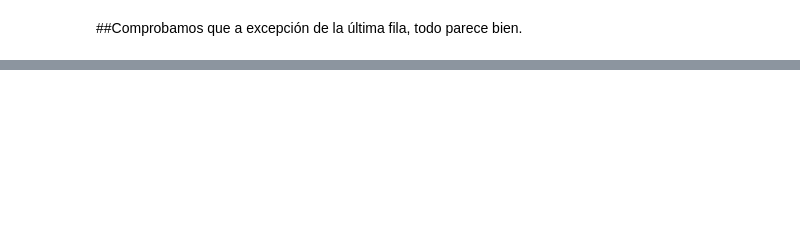
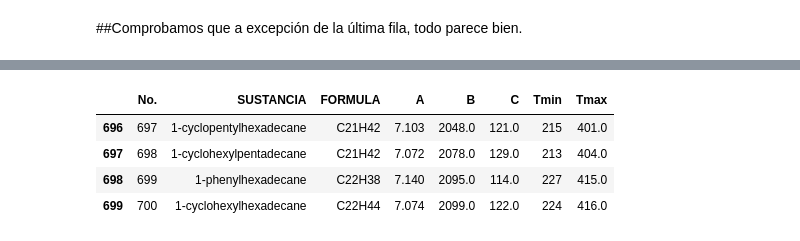
Before and after one commit to BELMAN-EDCM/Modulos_SS, a Jupyter notebook: Base_de_datos_no_comun.ipynb, the cells around one changed output, grey strips where cells are left out. Drawn from its saved outputs; the diff is of its cells as text; code cells hidden in the pictures; blank space fills up the shorter version.

```diff
--- a/Base_de_datos_no_comun.ipynb
+++ b/Base_de_datos_no_comun.ipynb
@@ -116,0 +132,12 @@ df.tail(10)
+# %%
+#Ahora para los extremos.
+#La función skipfooter nos permitirá indicar el número de filas que deseamos ignorar, esto, de abajo hacia arriba
+df = pd.read_excel('/content/drive/MyDrive/Base de datos/TablaConstantesdeAntoine.xlsx', header=[20], skipfooter=1)
+#Comporbamos imprimiendo las últimas 4 filas
+df.tail(4)
+# %% [output]
+|  | No. | SUSTANCIA | FORMULA | A | B | C | Tmin | Tmax |
+| 696 | 697 | 1-cyclopentylhexadecane | C21H42 | 7.103 | 2048.0 | 121.0 | 215 | 401.0 |
+| 697 | 698 | 1-cyclohexylpentadecane | C21H42 | 7.072 | 2078.0 | 129.0 | 213 | 404.0 |
+| 698 | 699 | 1-phenylhexadecane | C22H38 | 7.140 | 2095.0 | 114.0 | 227 | 415.0 |
+| 699 | 700 | 1-cyclohexylhexadecane | C22H44 | 7.074 | 2099.0 | 122.0 | 224 | 416.0 |
```
Also changed, not shown: parts of 3 cells of this notebook.
